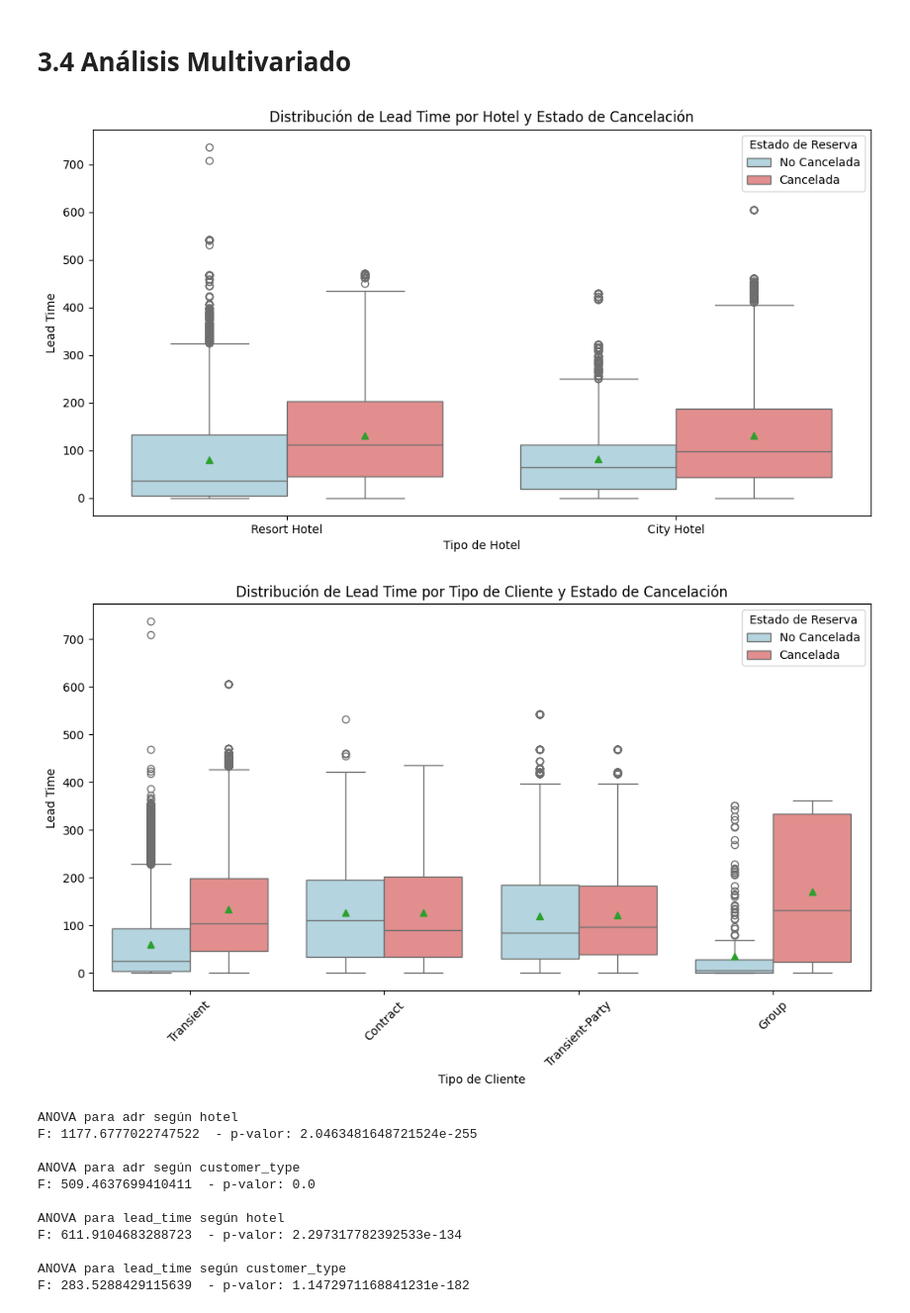
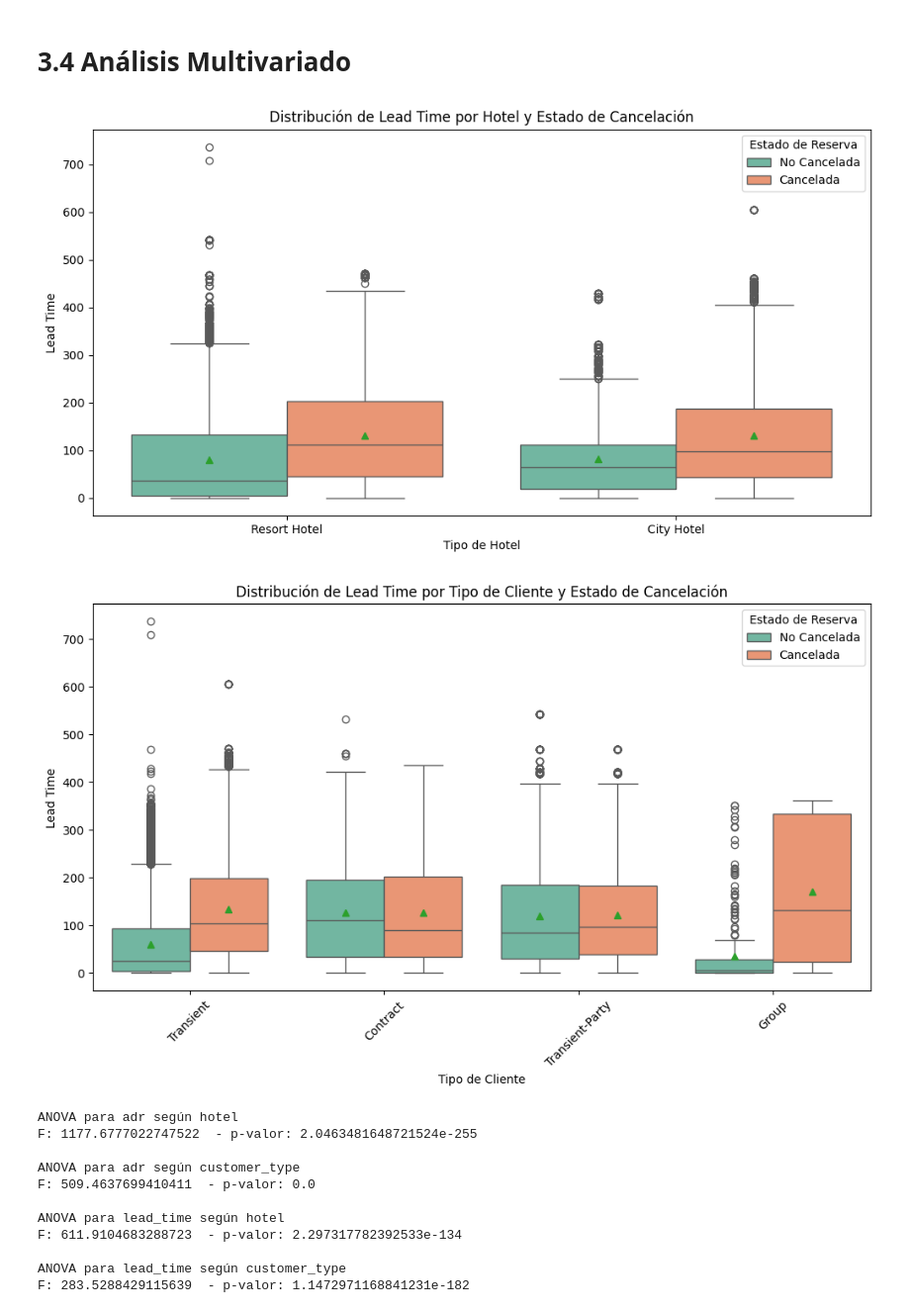
Before and after one commit to maperezp/Taller1-CDA, a Jupyter notebook: Taller1.ipynb, the cells around one changed output. Shown at 99% size. Cells and saved outputs as stored; diff of their text form; code cells hidden in the pictures.

```diff
--- a/Taller1.ipynb
+++ b/Taller1.ipynb
@@ -815,21 +857,21 @@ Rechazamos la hipótesis nula: Hay asociación significativa entre customer_type
 # %%
 # 2) Paleta como diccionario para garantizar correspondencia color-categoría
 pal = {0: 'lightblue', 1: 'lightcoral'}
 plt.figure(figsize=(12,6))
 sns.boxplot(x='hotel', y='lead_time', hue='is_canceled',
-            data=hotel_df_clean, palette=pal, showmeans=True)
+            data=hotel_df_clean, palette="Set2", showmeans=True)
 plt.title('Distribución de Lead Time por Hotel y Estado de Cancelación')
 plt.xlabel("Tipo de Hotel")
 plt.ylabel("Lead Time")
 handles, _ = plt.gca().get_legend_handles_labels()
 plt.legend(handles, ['No Cancelada', 'Cancelada'], title='Estado de Reserva')
 plt.show()
 # %% [output]
-[figure, old version]
+[figure, new version]
 # %%
 plt.figure(figsize=(12,6))
 sns.boxplot(x='customer_type', y='lead_time', hue='is_canceled',
-            data=hotel_df_clean,  palette=pal, showmeans=True)
+            data=hotel_df_clean,  palette="Set2", showmeans=True)
 plt.title('Distribución de Lead Time por Tipo de Cliente y Estado de Cancelación')
 plt.xlabel("Tipo de Cliente")
 plt.ylabel("Lead Time")
@@ -838,7 +880,7 @@ handles, _ = plt.gca().get_legend_handles_labels()
 plt.legend(handles, ['No Cancelada', 'Cancelada'], title='Estado de Reserva')
 plt.show()
 # %% [output]
-[figure, old version]
+[figure, new version]
 # %%
 # ========= 2. ANOVA (adr y lead_time vs hotel, customer_type) =========
 def anova_test(df, num_var, cat_var):
```
Also changed, not shown: parts of 7 cells of this notebook.
